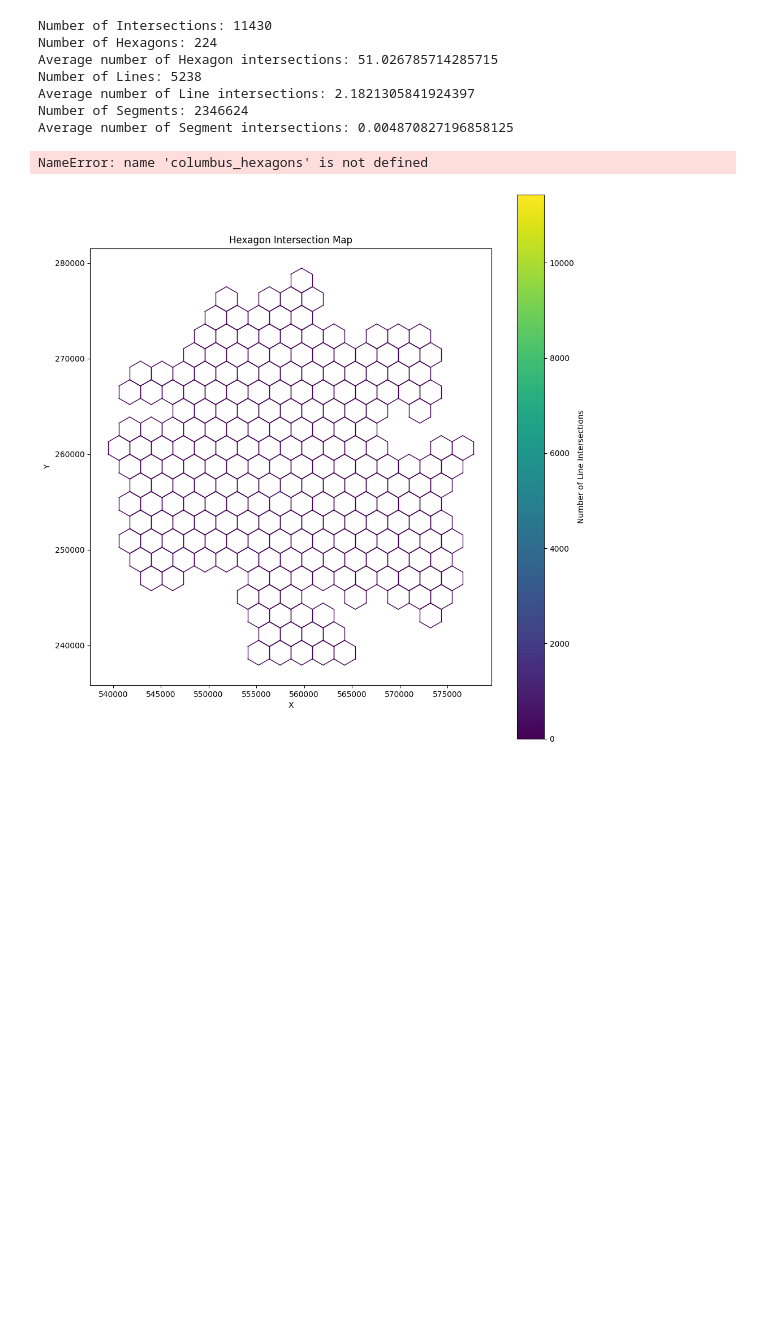
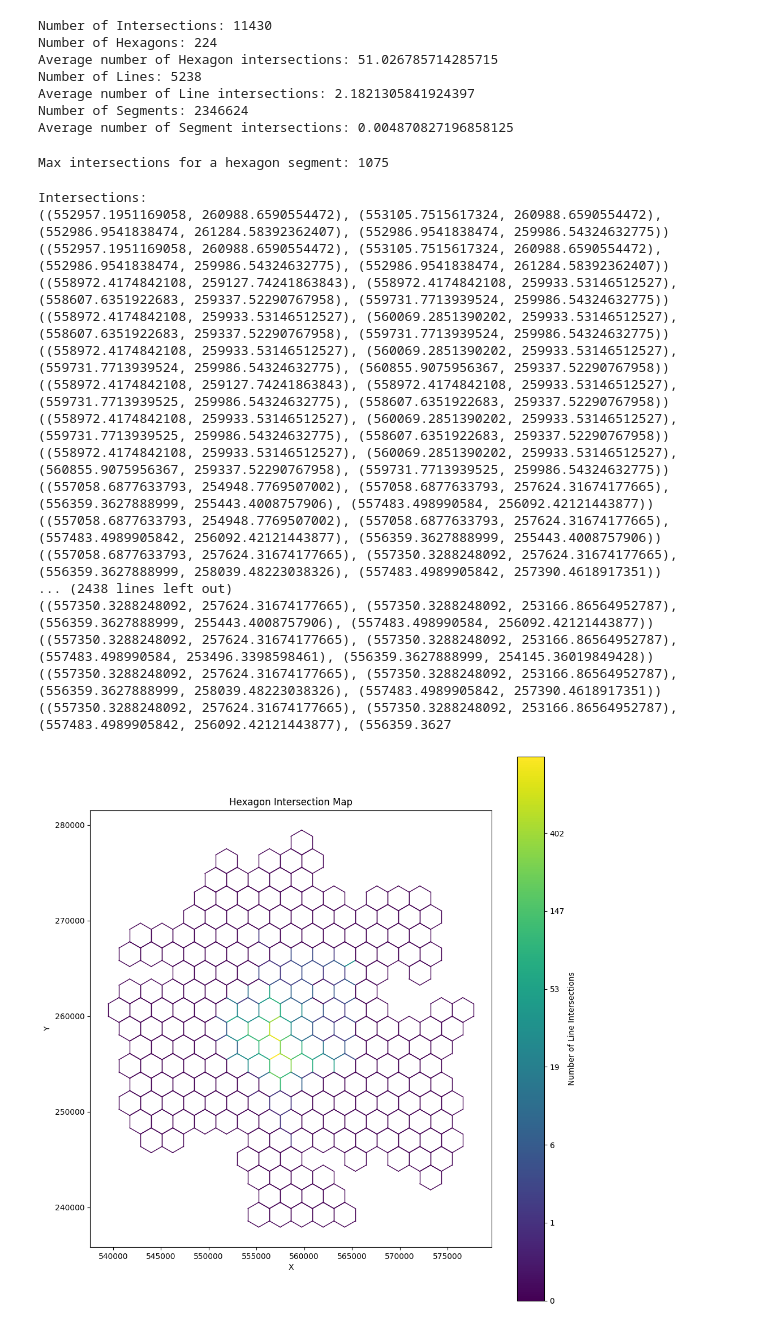
Before and after one commit to 666Xiao666/GEO877-FS24-McKenzie, a Jupyter notebook: Intersection/analysis.ipynb, the cells around one changed output. Drawn from its saved outputs; the diff is of its cells as text; code cells hidden in the pictures; blank space fills up the shorter version.

```diff
--- a/Intersection/analysis.ipynb
+++ b/Intersection/analysis.ipynb
@@ -86,11 +88,12 @@ Average number of Segment intersections: 0.004870827196858125
 hex_segment_intersections = {}
 
 # Iterate over each hexagon
-for hex_coords in columbus_hexagons:
+for hex_coords in hexagon:
     hex_coords.append(hex_coords[0])  # Close the polygon
     for i in range(len(hex_coords) - 1):
         segment = (tuple(hex_coords[i]), tuple(hex_coords[i + 1]))
         reverse_segment = (tuple(hex_coords[i + 1]), tuple(hex_coords[i]))
+
         if segment not in hex_segment_intersections and reverse_segment not in hex_segment_intersections:
             hex_segment_intersections[segment] = 0
 
@@ -100,7 +103,10 @@ for hex_coords in columbus_hexagons:
                segment == (inter[2], inter[3]) or segment == (inter[3], inter[2]) or \
                reverse_segment == (inter[0], inter[1]) or reverse_segment == (inter[1], inter[0]) or \
                reverse_segment == (inter[2], inter[3]) or reverse_segment == (inter[3], inter[2]):
-                hex_segment_intersections[segment] += 1
+                if segment in hex_segment_intersections:
+                    hex_segment_intersections[segment] += 1
+                else:
+                    hex_segment_intersections[reverse_segment] += 1
 
 # Get the maximum number of intersections
 max_intersections = max(hex_segment_intersections.values(), default=0)
@@ -108,7 +114,7 @@ max_intersections = max(hex_segment_intersections.values(), default=0)
 # Print the result for debugging
 print(f"Max intersections for a hexagon segment: {max_intersections}")
 # %% [output]
-NameError: name 'columbus_hexagons' is not defined
+Max intersections for a hexagon segment: 1075
 # %%
 # Create a figure and axis
 fig, ax = plt.subplots(figsize=(10, 10))
@@ -116,45 +122,83 @@ fig, ax = plt.subplots(figsize=(10, 10))
 # Create a colormap
 cmap = cmaps['viridis']
 
-# Get the maximum number of intersections
-max_intersections = len(intersections)
+# Print the intersections for debugging
+print("Intersections:")
+for inter in intersections:
+    print(inter)
 
 # Gather plot data
 plot_data = []
+intersection_counts = []
 for hex_coords in hexagon:
     hex_coords.append(hex_coords[0])  # Close the polygon
     xs, ys = zip(*hex_coords)
 
     for i in range(len(hex_coords) - 1):
         p1 = hex_coords[i]
         p2 = hex_coords[i + 1]
 
         # Find if the segment is in the intersections list
         intersection_count = sum(1 for inter in intersections if
-                                 (tuple(p1), tuple(p2)) in [(inter[0], inter[1]), (inter[1], inter[0])] or
-                                 (tuple(p1), tuple(p2)) in [(inter[2], inter[3]), (inter[3], inter[2])])
+                                 (tuple(p1), tuple(p2)) in [(inter[0], inter[1]), (inter[1], inter[0]), (inter[2], inter[3]), (inter[3], inter[2])] or
+                                 (tuple(p2), tuple(p1)) in [(inter[0], inter[1]), (inter[1], inter[0]), (inter[2], inter[3]), (inter[3], inter[2])])
+
+        print(f"Segment ({p1}, {p2}) intersection count: {intersection_count}")  # Debugging output
 
         plot_data.append(((xs[i], xs[i + 1]), (ys[i], ys[i + 1]), intersection_count))
+        intersection_counts.append(intersection_count)
 
-# Plot the hexagon with colored segments
-for (x, y, intersection_count) in plot_data:
-    ax.plot(x, y, color=cmap(intersection_count / max_intersections), linewidth=1)
+# Apply logarithmic scaling to intersection counts for better color differentiation
+log_intersection_counts = np.log1p(intersection_counts)  # Use log1p to handle zero counts
+
+# Get the maximum log-transformed intersection count for normalization
+max_log_intersections = np.max(log_intersection_counts)
+
+# Plot the hexagon with colored segments using logarithmic color scale
+for ((x1, x2), (y1, y2), intersection_count), log_count in zip(plot_data, log_intersection_counts):
+    color_value = log_count / max_log_intersections if max_log_intersections > 0 else 0
+    ax.plot([x1, x2], [y1, y2], color=cmap(color_value), linewidth=1)
 
 # Set the title and axis labels
 ax.set_title('Hexagon Intersection Map')
 ax.set_xlabel('X')
 ax.set_ylabel('Y')
 
 # Set equal aspect ratio
 ax.set_aspect('equal')
 
-# Create a colorbar
-sm = plt.cm.ScalarMappable(cmap=cmap, norm=plt.Normalize(vmin=0, vmax=max_intersections))
+# Create a colorbar with logarithmic scale
+sm = plt.cm.ScalarMappable(cmap=cmap, norm=plt.Normalize(vmin=0, vmax=max_log_intersections))
 sm.set_array([])
-cbar = fig.colorbar(sm, ax=ax, label='Number of Line Intersections')
+cbar = fig.colorbar(sm, ax=ax)
+
+# Custom formatter to display original counts on colorbar
+def log_tick_formatter(x, pos):
+    return f"{int(np.exp(x) - 1):d}"
+
+cbar.set_label('Number of Line Intersections')
+cbar.formatter = FuncFormatter(log_tick_formatter)
+cbar.update_ticks()
 
 # Display the plot
 plt.tight_layout()
 plt.show()
 # %% [output]
+Intersections:
+((552957.1951169058, 260988.6590554472), (553105.7515617324, 260988.6590554472), (552986.9541838474, 261284.58392362407), (552986.9541838474, 259986.54324632775))
+((552957.1951169058, 260988.6590554472), (553105.7515617324, 260988.6590554472), (552986.9541838474, 259986.54324632775), (552986.9541838474, 261284.58392362407))
+((558972.4174842108, 259127.74241863843), (558972.4174842108, 259933.53146512527), (558607.6351922683, 259337.52290767958), (559731.7713939524, 259986.54324632775))
+((558972.4174842108, 259933.53146512527), (560069.2851390202, 259933.53146512527), (558607.6351922683, 259337.52290767958), (559731.7713939524, 259986.54324632775))
+((558972.4174842108, 259933.53146512527), (560069.2851390202, 259933.53146512527), (559731.7713939524, 259986.54324632775), (560855.9075956367, 259337.52290767958))
+((558972.4174842108, 259127.74241863843), (558972.4174842108, 259933.53146512527), (559731.7713939525, 259986.54324632775), (558607.6351922683, 259337.52290767958))
+((558972.4174842108, 259933.53146512527), (560069.2851390202, 259933.53146512527), (559731.7713939525, 259986.54324632775), (558607.6351922683, 259337.52290767958))
+((558972.4174842108, 259933.53146512527), (560069.2851390202, 259933.53146512527), (560855.9075956367, 259337.52290767958), (559731.7713939525, 259986.54324632775))
+((557058.6877633793, 254948.7769507002), (557058.6877633793, 257624.31674177665), (556359.3627888999, 255443.4008757906), (557483.498990584, 256092.42121443877))
+((557058.6877633793, 254948.7769507002), (557058.6877633793, 257624.31674177665), (557483.4989905842, 256092.42121443877), (556359.3627888999, 255443.4008757906))
+((557058.6877633793, 257624.31674177665), (557350.3288248092, 257624.31674177665), (556359.3627888999, 258039.48223038326), (557483.4989905842, 257390.4618917351))
+... (2438 lines left out)
+((557350.3288248092, 257624.31674177665), (557350.3288248092, 253166.86564952787), (556359.3627888999, 255443.4008757906), (557483.498990584, 256092.42121443877))
+((557350.3288248092, 257624.31674177665), (557350.3288248092, 253166.86564952787), (557483.498990584, 253496.3398598461), (556359.3627888999, 254145.36019849428))
+((557350.3288248092, 257624.31674177665), (557350.3288248092, 253166.86564952787), (556359.3627888999, 258039.48223038326), (557483.4989905842, 257390.4618917351))
+((557350.3288248092, 257624.31674177665), (557350.3288248092, 253166.86564952787), (557483.4989905842, 256092.42121443877), (556359.3627
-[figure, old version]
+[figure, new version]
```
Also changed, not shown: parts of 1 cell of this notebook, 5 other files.
